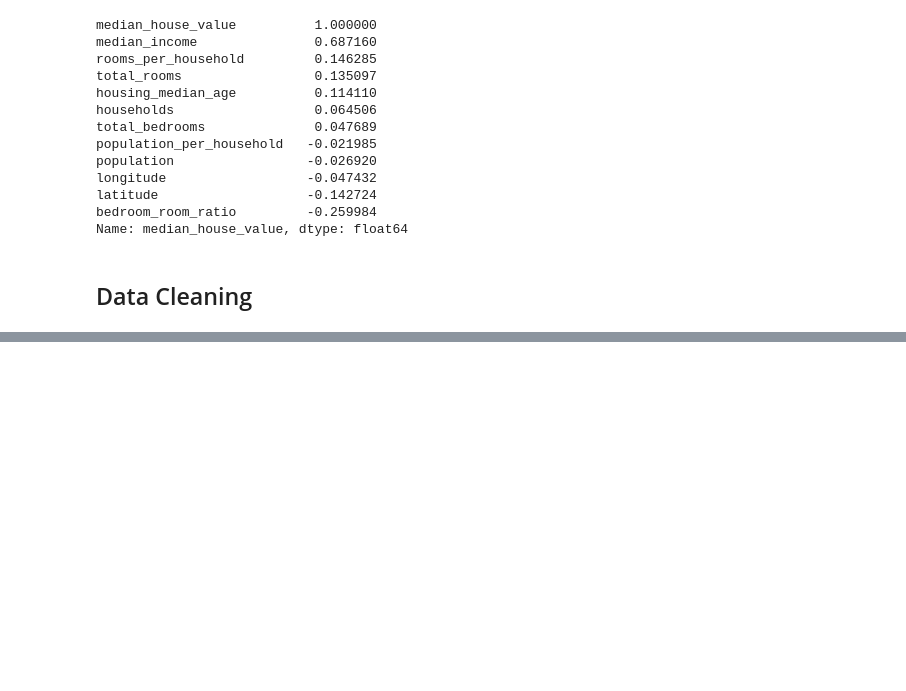
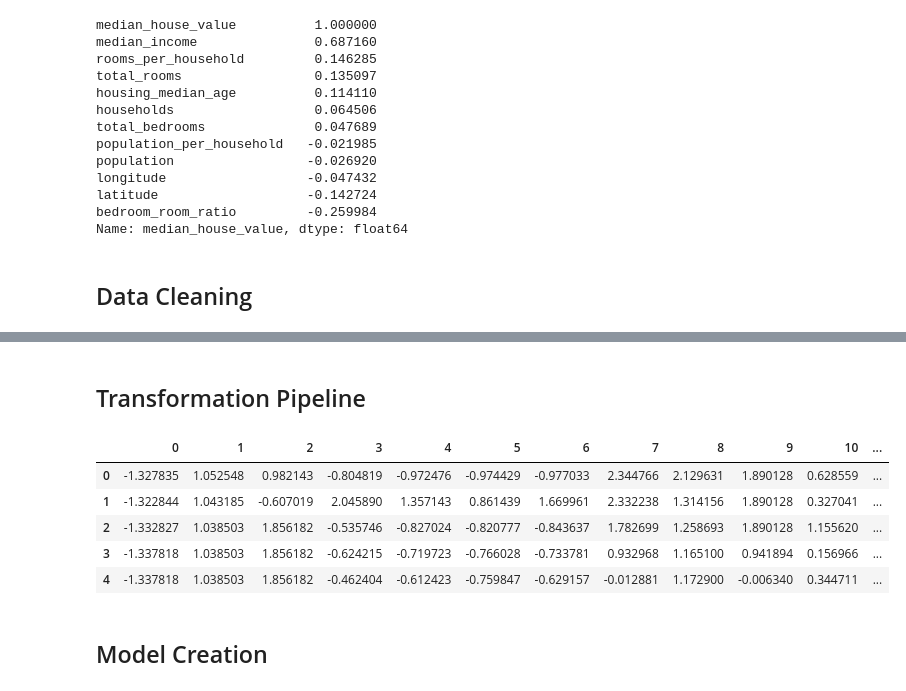
Before and after one commit to Vismayak/AG_Book_ex1, a Jupyter notebook: Housing_Project.ipynb, the cells around one changed output, grey strips where cells are left out. Saved outputs shown, nothing was run; the diff lists cells and outputs as text; code cells hidden in the pictures; blank space fills up the shorter version.

Commit message:
Cleaning done, model creation is next

```diff
--- a/Housing_Project.ipynb
+++ b/Housing_Project.ipynb
@@ -191,0 +209,19 @@ housing_train= pd.DataFrame(imputer.transform(housing_copy_numerical),columns= h
+# %%
+from sklearn.base import BaseEstimator, TransformerMixin
+
+class CombinedAttributesMaker(BaseEstimator,TransformerMixin):
+    def __init__(self,add_population_per_household = True):
+        self.add_population_per_household = add_population_per_household
+    def fit(self,X,y= None):
+        return self
+    def transform(self,X,y=None):
+        X = pd.DataFrame(X)
+        X.columns = housing_df.columns.drop("ocean_proximity")
+        if self.add_population_per_household:
+            X["rooms_per_household"]= X["total_rooms"]/X["households"]
+            X["population_per_household"]= X["population"]/X["households"]
+            X["bedroom_room_ratio"]= X["total_bedrooms"]/X["total_rooms"]
+        else:
+            X["bedroom_room_ratio"]= X["total_bedrooms"]/X["total_rooms"]
+            X["rooms_per_household"]= X["total_rooms"]/X["households"]
+        return X
@@ -191,0 +257,36 @@ housing_train= pd.DataFrame(imputer.transform(housing_copy_numerical),columns= h
+# %% [markdown]
+## Transformation Pipeline
+# %%
+from sklearn.pipeline import Pipeline
+
+numerical_processing = Pipeline([
+                                ('imputer',SimpleImputer(strategy='median')),
+                                ('attribute_maker',CombinedAttributesMaker()),
+                                ('standard_scaler',StandardScaler())
+])
+
+housing_numerical = housing_df.drop(columns="ocean_proximity")
+# %%
+from sklearn.compose import ColumnTransformer
+
+num_columns = housing_numerical.columns
+text_columns = ['ocean_proximity']
+
+housing_pipeline= ColumnTransformer([
+                    ('number',numerical_processing,num_columns),
+                    ('text',OneHotEncoder(),text_columns)
+])
+# %%
+housing_df_cleaned = housing_pipeline.fit_transform(housing_df)
+housing_df_cleaned = pd.DataFrame(housing_df_cleaned)
+# %%
+housing_df_cleaned.head()
+# %% [output]
+|  | 0 | 1 | 2 | 3 | 4 | 5 | 6 | 7 | 8 | 9 | 10 | ... |
+| 0 | -1.327835 | 1.052548 | 0.982143 | -0.804819 | -0.972476 | -0.974429 | -0.977033 | 2.344766 | 2.129631 | 1.890128 | 0.628559 | ... |
+| 1 | -1.322844 | 1.043185 | -0.607019 | 2.045890 | 1.357143 | 0.861439 | 1.669961 | 2.332238 | 1.314156 | 1.890128 | 0.327041 | ... |
+| 2 | -1.332827 | 1.038503 | 1.856182 | -0.535746 | -0.827024 | -0.820777 | -0.843637 | 1.782699 | 1.258693 | 1.890128 | 1.155620 | ... |
+| 3 | -1.337818 | 1.038503 | 1.856182 | -0.624215 | -0.719723 | -0.766028 | -0.733781 | 0.932968 | 1.165100 | 0.941894 | 0.156966 | ... |
+| 4 | -1.337818 | 1.038503 | 1.856182 | -0.462404 | -0.612423 | -0.759847 | -0.629157 | -0.012881 | 1.172900 | -0.006340 | 0.344711 | ... |
+# %% [markdown]
+## Model Creation
```
Also changed, not shown: parts of 8 cells of this notebook.
